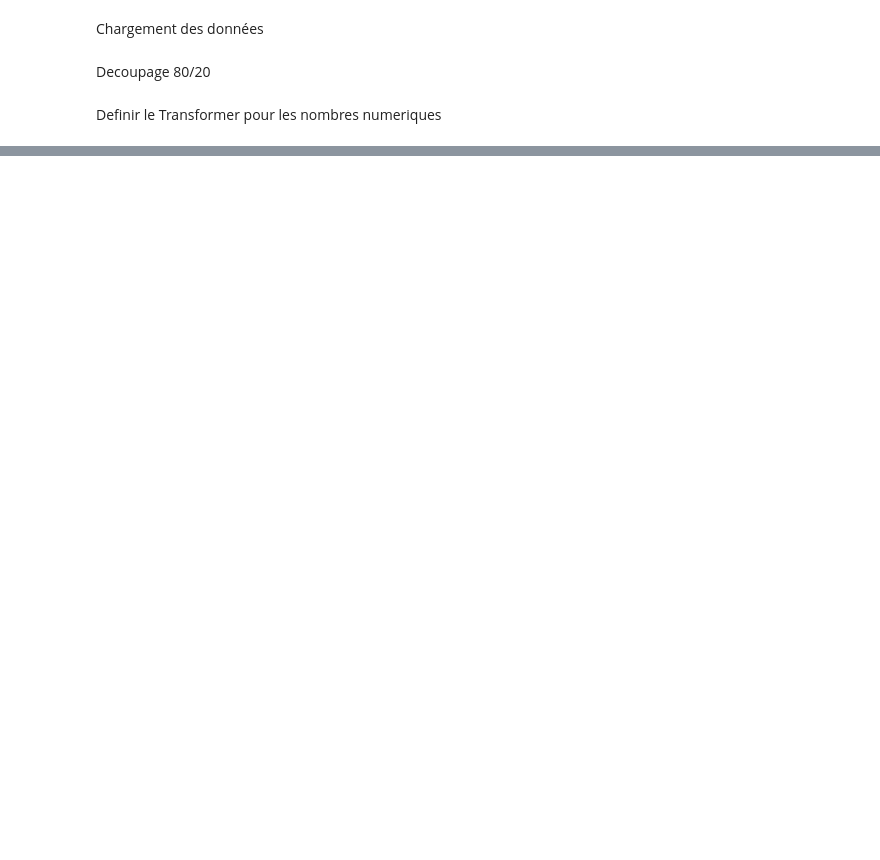
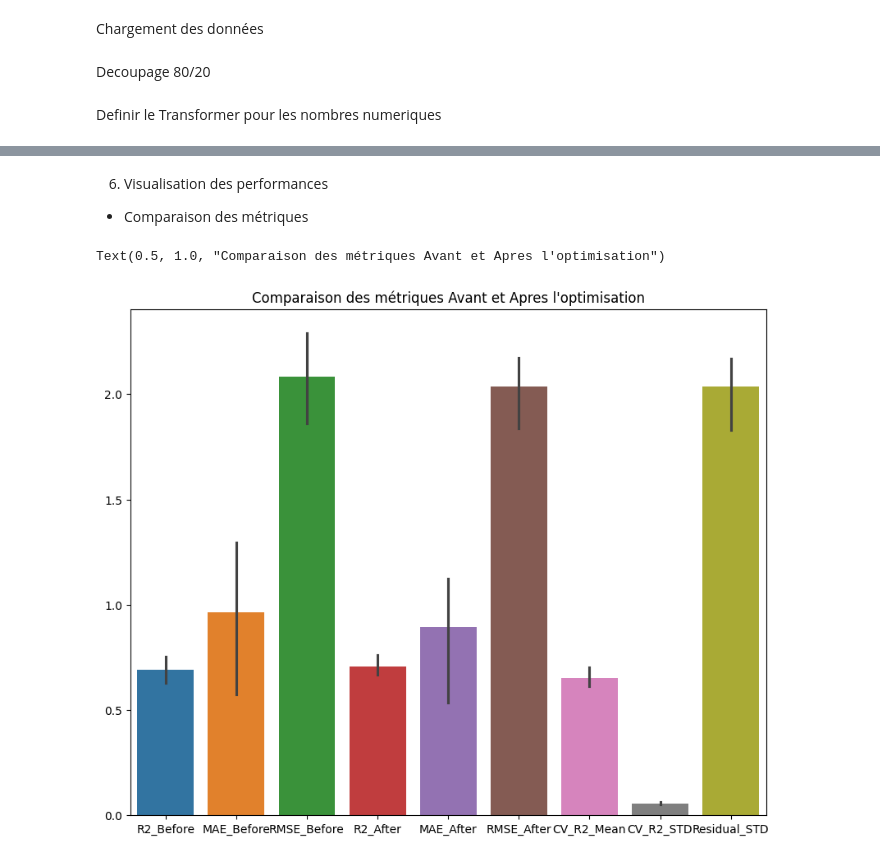
Before and after one commit to NohailaAitHammad/BRIEF_2_EduPredict, a Jupyter notebook: pipeline_edupredict.ipynb, the cells around one changed output, grey strips where cells are left out. Drawn from its saved outputs; the diff is of its cells as text; code cells hidden in the pictures; blank space fills up the shorter version.

```diff
--- a/pipeline_edupredict.ipynb
+++ b/pipeline_edupredict.ipynb
@@ -84,0 +159,32 @@ features_preprocessor = ColumnTransformer(
+# %%
+df_result = pd.DataFrame(columns=
+    ['Models', 'R2', 'MAE', 'RMSE'])
+
+df_results = pd.DataFrame(columns=
+    ['Models', 'model_entrainer', 'R2', 'MAE', 'RMSE', 'CV_R2_Mean', 'CV_R2_STD', 'Residual_STD'])
+
+predictions_before = {}
+predictions_after = {}
+# %%
+kf = KFold(n_splits=3, shuffle=True, random_state=42)
+# %%
+# Train a models
+for model_name, (model, parameters) in Models.items():
+      #create  pipeline to preprocess the feutures
+      pipe = Pipeline(steps=[
+      ('preprocessor', features_preprocessor),
+      ('regressor', model)])
+
+      #trian the model
+      pipe.fit(X_train, y_train)
+
+      #predict the Test
+      predict = pipe.predict(X_test)
+      predictions_before[model_name] = predict
+      #append the result
+      df_result.loc[len(df_result)] = {
+            'Models': model_name,
+            'R2': r2_score(y_test, predict),
+            'MAE': mean_absolute_error(y_test, predict),
+            'RMSE': root_mean_squared_error(y_test, predict)
+      }
@@ -84,0 +249,8 @@ features_preprocessor = ColumnTransformer(
+# %%
+df_comparison = df_result.merge(
+    df_results,
+    on='Models',
+    suffixes=('_Before', '_After')
+)
+
+display(df_comparison)
@@ -84,0 +262,10 @@ features_preprocessor = ColumnTransformer(
+# %% [markdown]
+6. Visualisation des performances
+- Comparaison des métriques
+# %%
+plt.figure(figsize=(10,8))
+sns.barplot(df_comparison)
+plt.title("Comparaison des métriques Avant et Apres l'optimisation")
+# %% [output]
+Text(0.5, 1.0, "Comparaison des métriques Avant et Apres l'optimisation")
+[figure, added]
```
Also changed, not shown: parts of 24 cells of this notebook, 5 other files.
